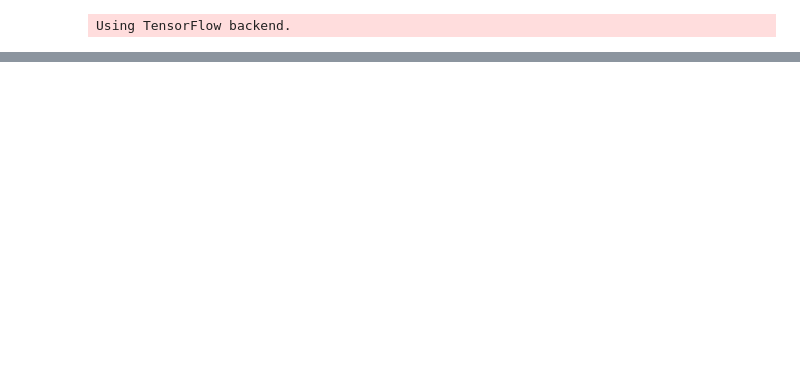
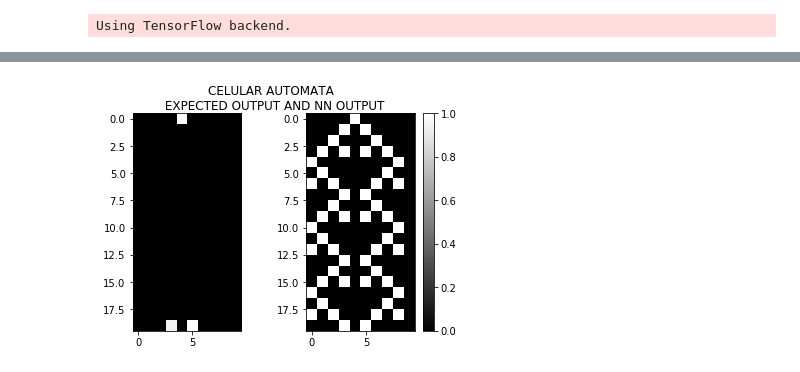
Before and after one commit to python-cbpf/machine-learning-estevanmendes, a Jupyter notebook: NN_v5.py.ipynb, the cells around one changed output, grey strips where cells are left out. Cells and saved outputs as stored; diff of their text form; code cells hidden in the pictures; blank space fills up the shorter version.

```diff
--- a/NN_v5.py.ipynb
+++ b/NN_v5.py.ipynb
@@ -128,0 +138,10 @@ plt.show()
+# %%
+plt.suptitle('CELULAR AUTOMATA \n EXPECTED OUTPUT AND NN OUTPUT')
+plt.subplot(121)
+plt.imshow(TEST_NN[0:,0:15],cmap='gray')
+plt.subplot(122)
+plt.imshow(COMPARE[0:,:],cmap='gray')
+plt.colorbar()
+plt.show()
+# %% [output]
+[figure, added]
```
Also changed, not shown: parts of 13 cells of this notebook, 8 other files.
